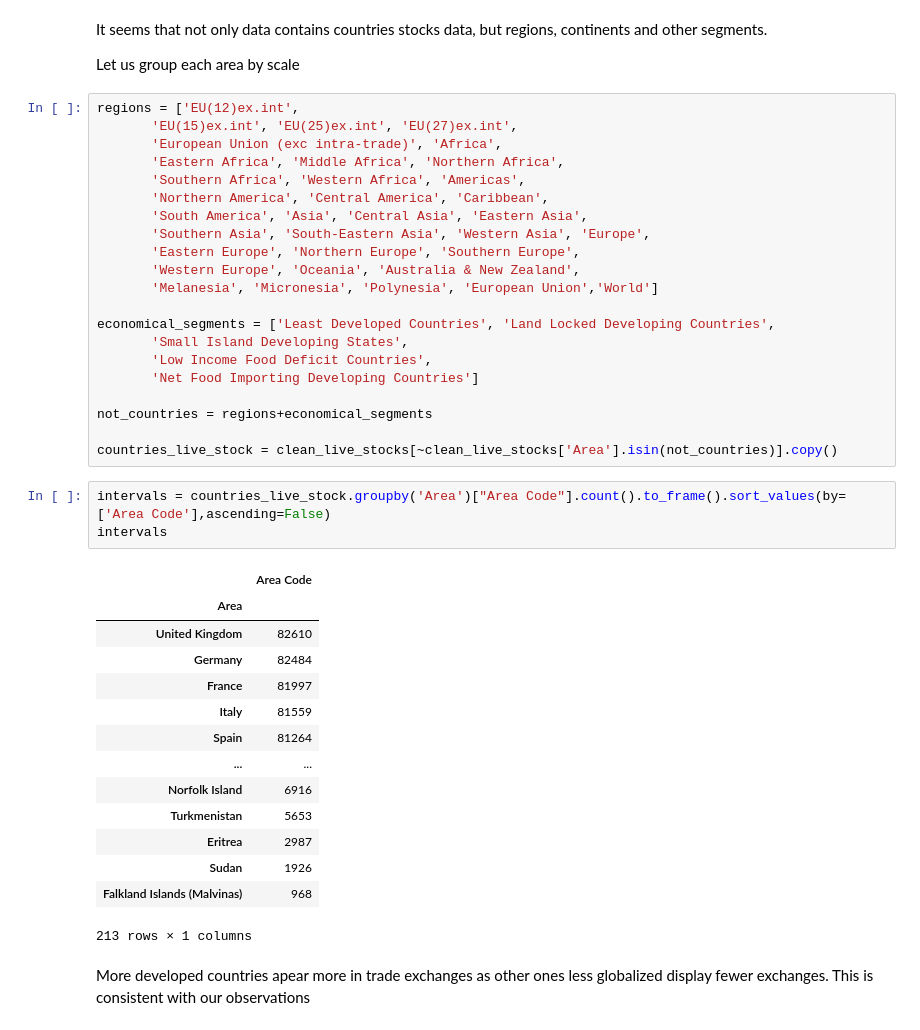
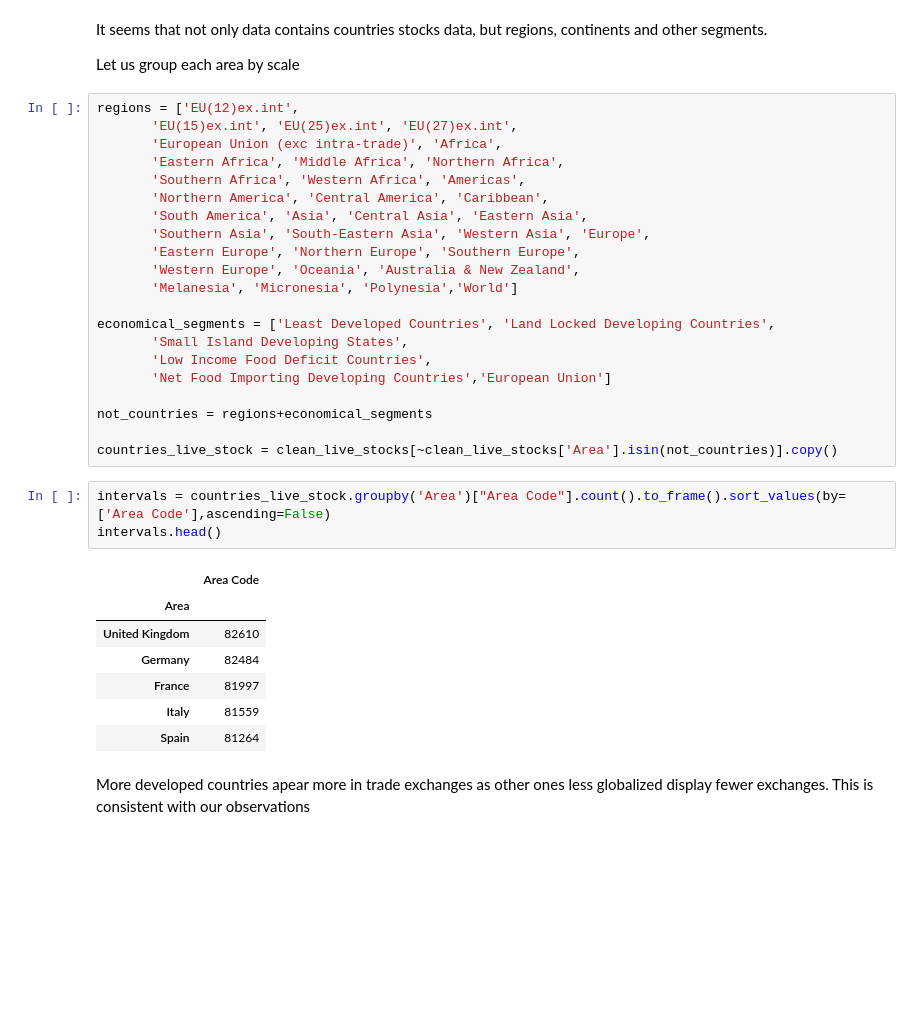
Before and after one commit to CeliaBenquet/Project_ADA, a Jupyter notebook: ada_project_true.ipynb, the cells around one changed output. Drawn from its saved outputs; the diff is of its cells as text; blank space fills up the shorter version.

```diff
--- a/ada_project_true.ipynb
+++ b/ada_project_true.ipynb
@@ -1066,34 +971,27 @@ regions = ['EU(12)ex.int',
        'Southern Asia', 'South-Eastern Asia', 'Western Asia', 'Europe',
        'Eastern Europe', 'Northern Europe', 'Southern Europe',
        'Western Europe', 'Oceania', 'Australia & New Zealand',
-       'Melanesia', 'Micronesia', 'Polynesia', 'European Union','World']
+       'Melanesia', 'Micronesia', 'Polynesia','World']
 
 economical_segments = ['Least Developed Countries', 'Land Locked Developing Countries',
        'Small Island Developing States',
        'Low Income Food Deficit Countries',
-       'Net Food Importing Developing Countries']
+       'Net Food Importing Developing Countries','European Union']
 
 not_countries = regions+economical_segments
 
 countries_live_stock = clean_live_stocks[~clean_live_stocks['Area'].isin(not_countries)].copy()
 # %%
 intervals = countries_live_stock.groupby('Area')["Area Code"].count().to_frame().sort_values(by=['Area Code'],ascending=False)
-intervals
+intervals.head()
 # %% [output]
 |  | Area Code |
 | Area |  |
 | United Kingdom | 82610 |
 | Germany | 82484 |
 | France | 81997 |
 | Italy | 81559 |
 | Spain | 81264 |
-| ... | ... |
-| Norfolk Island | 6916 |
-| Turkmenistan | 5653 |
-| Eritrea | 2987 |
-| Sudan | 1926 |
-| Falkland Islands (Malvinas) | 968 |
-213 rows × 1 columns
 # %% [markdown]
 More developed countries apear more in trade exchanges as other ones less globalized display fewer exchanges. This is consistent with our observations
 # %% [markdown]
```
Also changed, not shown: parts of 22 cells of this notebook.
